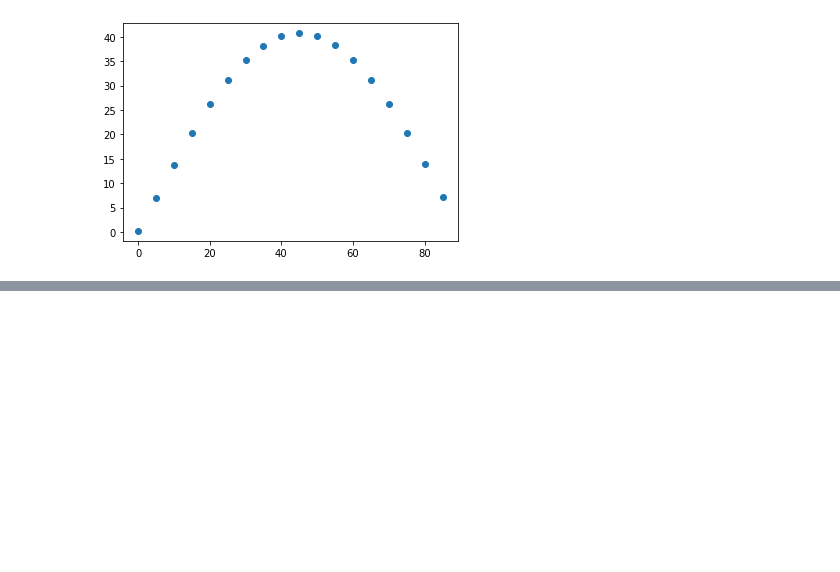
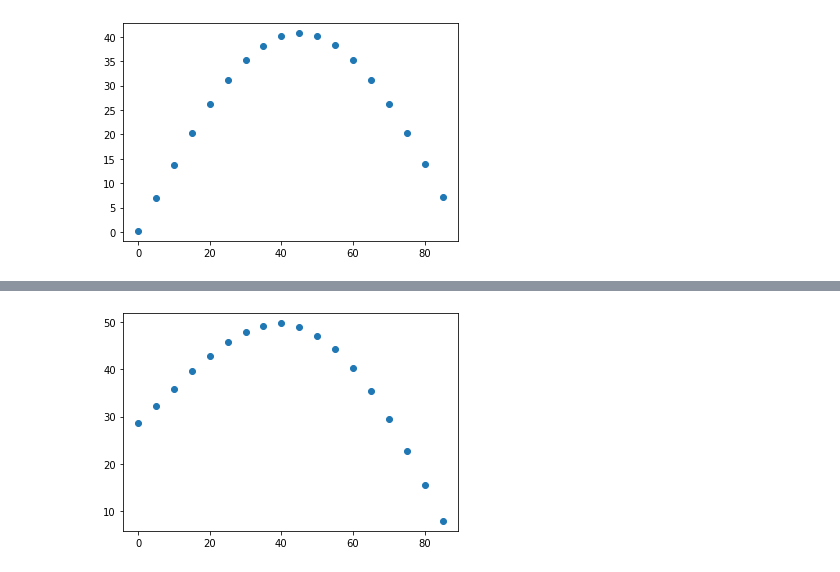
Before and after one commit to Sakurajima-sight/Mathematics-for-programmers-Python, a Jupyter notebook: Chapter 12/Untitled.ipynb, the cells around one changed output, grey strips where cells are left out. Saved outputs shown, nothing was run; the diff lists cells and outputs as text; code cells hidden in the pictures; blank space fills up the shorter version.

```diff
--- a/Chapter 12/Untitled.ipynb
+++ b/Chapter 12/Untitled.ipynb
@@ -70,0 +127,4 @@ plt.scatter(angles,landing_positions)
+# %%
+plot_trajectory_metric(landing_position,range(0,90,5),height=10)
+# %% [output]
+[figure, added]
```
Also changed, not shown: parts of 11 cells of this notebook, 1 other file.
